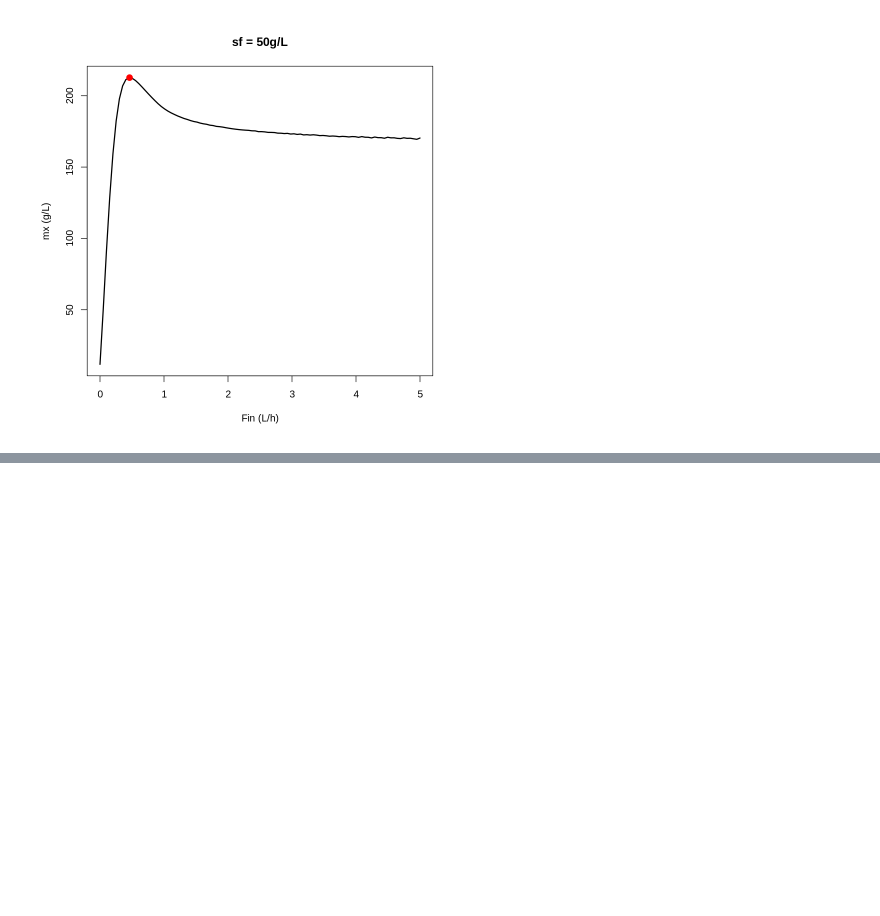
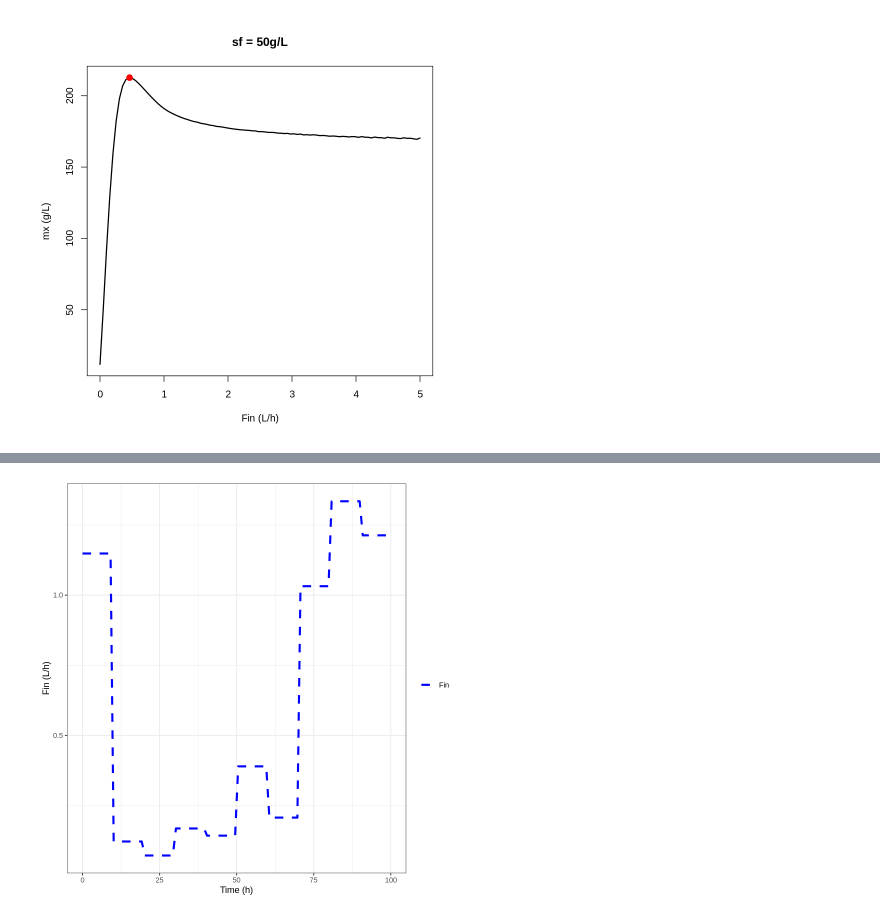
Before and after one commit to JuanM-GG/sistemas-dinamicos-R, a Jupyter notebook: modelo_fed_batch.ipynb, the cells around one changed output, grey strips where cells are left out. Cells and saved outputs as stored; diff of their text form; code cells hidden in the pictures; blank space fills up the shorter version.

```diff
--- a/modelo_fed_batch.ipynb
+++ b/modelo_fed_batch.ipynb
@@ -979,0 +1011,14 @@ points(GA@solution, GA@fitnessValue, col="red", pch = 20, cex = 2)
+# %%
+# simular con el resultado de la simulación
+out <- change_input2(state = s, times = times, parms = p, Fin = Fin_opt, model = model2)
+data_opt <- data.frame(times = out$times, V = out$V, s = out$s, x = out$x, p = out$p, Fin = out$Fin)
+# %%
+# mostrar resultados
+ggplot(data_opt, aes(times)) +
+        geom_line(aes(y = Fin, color = "Fin"), lty = 2, lwd = 1.2) +
+        scale_color_manual("", breaks = c("Fin"), values = c("blue")) +
+        xlab("Time (h)") +
+        ylab("Fin (L/h)") +
+        theme_bw()
+# %% [output]
+[figure, added]
```
Also changed, not shown: parts of 11 cells of this notebook.
